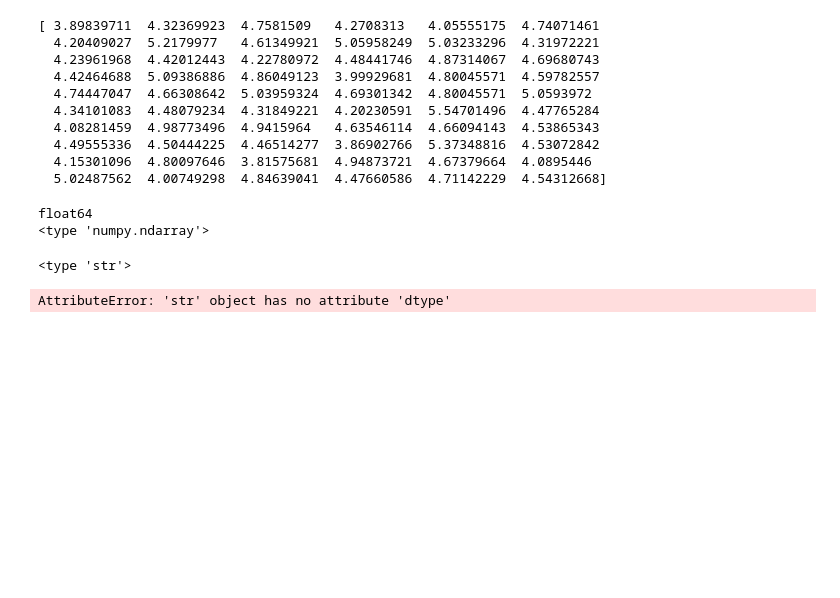
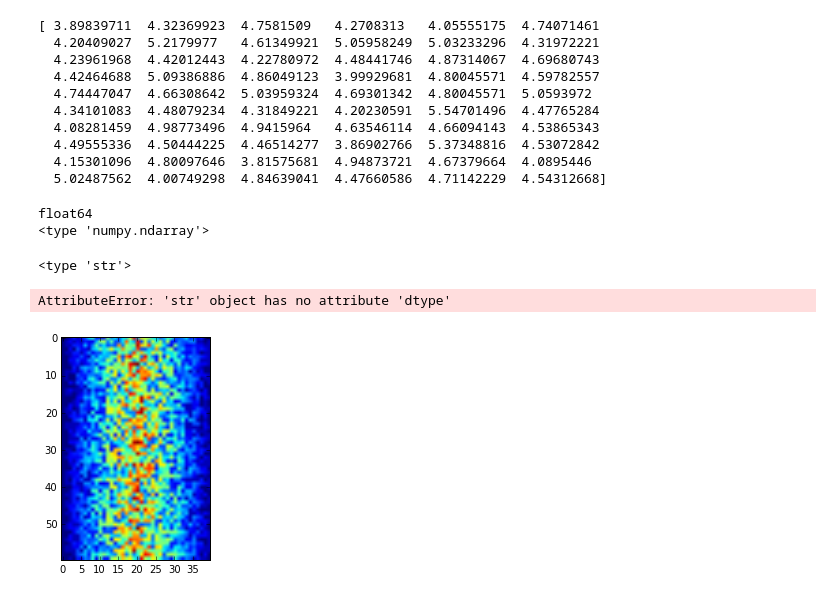
Before and after one commit to story645/ccny_software_carpentary, a Jupyter notebook: morning_session.ipynb, the cells around one changed output. Cells and saved outputs as stored; diff of their text form; code cells hidden in the pictures; blank space fills up the shorter version.

Commit message:
matplotlib

```diff
--- a/morning_session.ipynb
+++ b/morning_session.ipynb
@@ -146,0 +154,6 @@ AttributeError: 'str' object has no attribute 'dtype'
+# %%
+#annoying to pop up, so embed using a magic function %
+%matplotlib inline
+image = matplotlib.pyplot.imshow(data)
+# %% [output]
+[figure, added]
```
Also changed, not shown: parts of 3 cells of this notebook.
